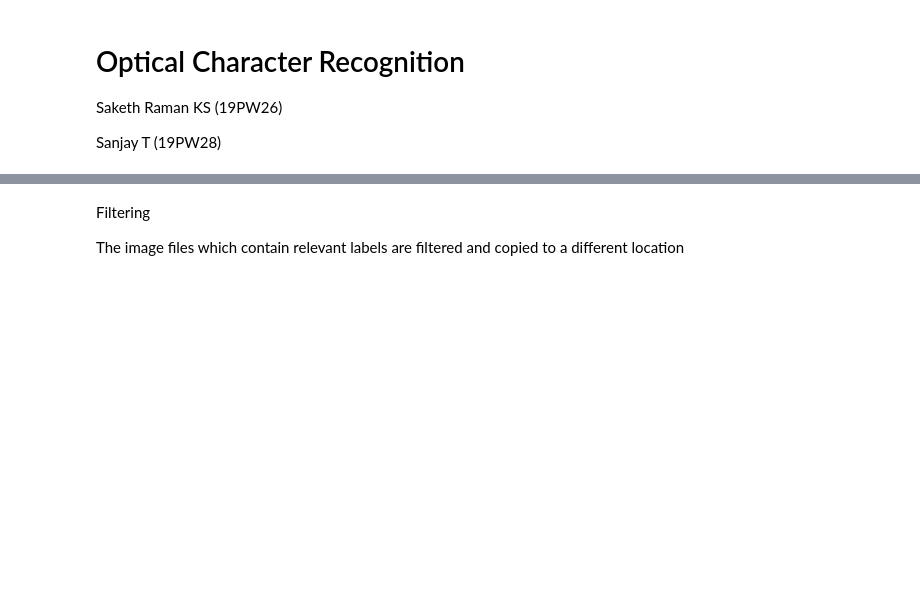
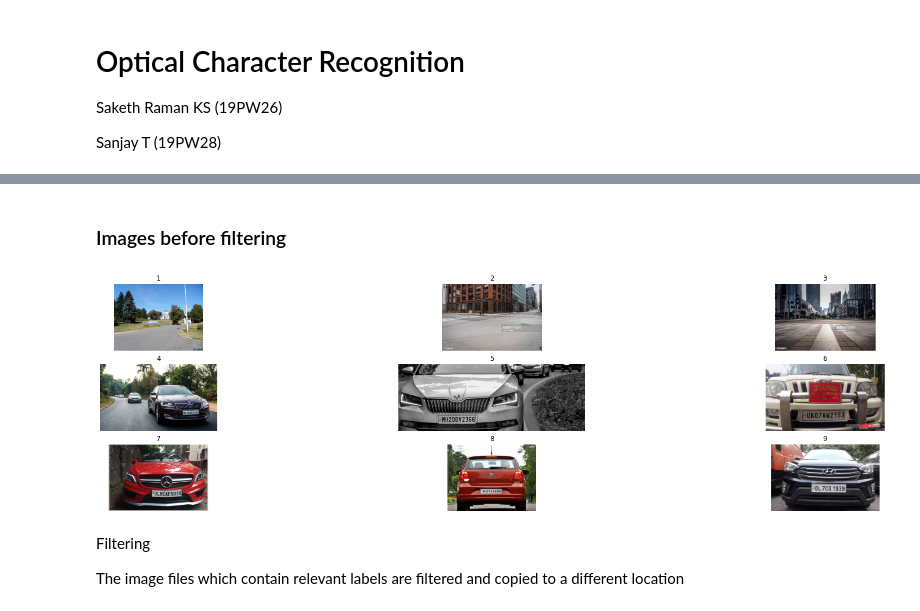
Before and after one commit to sanjay-06/Optical-Character-Recognition, a Jupyter notebook: OCR.ipynb, the cells around one changed output, grey strips where cells are left out. Saved outputs shown, nothing was run; the diff lists cells and outputs as text; code cells hidden in the pictures; blank space fills up the shorter version.

```diff
--- a/OCR.ipynb
+++ b/OCR.ipynb
@@ -25,0 +29,14 @@ def remove_extension(file):
+# %%
+from tensorflow.keras.preprocessing import image
+import matplotlib.pyplot as plt
+
+def plot_images(image_list):
+    fig = plt.figure(figsize = (30,10))
+    rowNum = (len(image_list) // 3) + 1
+    for i,j in enumerate(image_list):
+        ax = fig.add_subplot(rowNum, 3, i+1)
+        fn = image.load_img(j)
+        plt.imshow(fn)
+        plt.title(str(i+1))
+        plt.axis('off')
+    plt.show()
@@ -77,3 +96,9 @@ print(detections)
+# %% [markdown]
+### Images before filtering
+# %%
+plot_images(list(detections.keys()))
+# %% [output]
+[figure, added]
 # %% [markdown]
 Filtering
 
```
Also changed, not shown: parts of 25 cells of this notebook, 24 other files.
